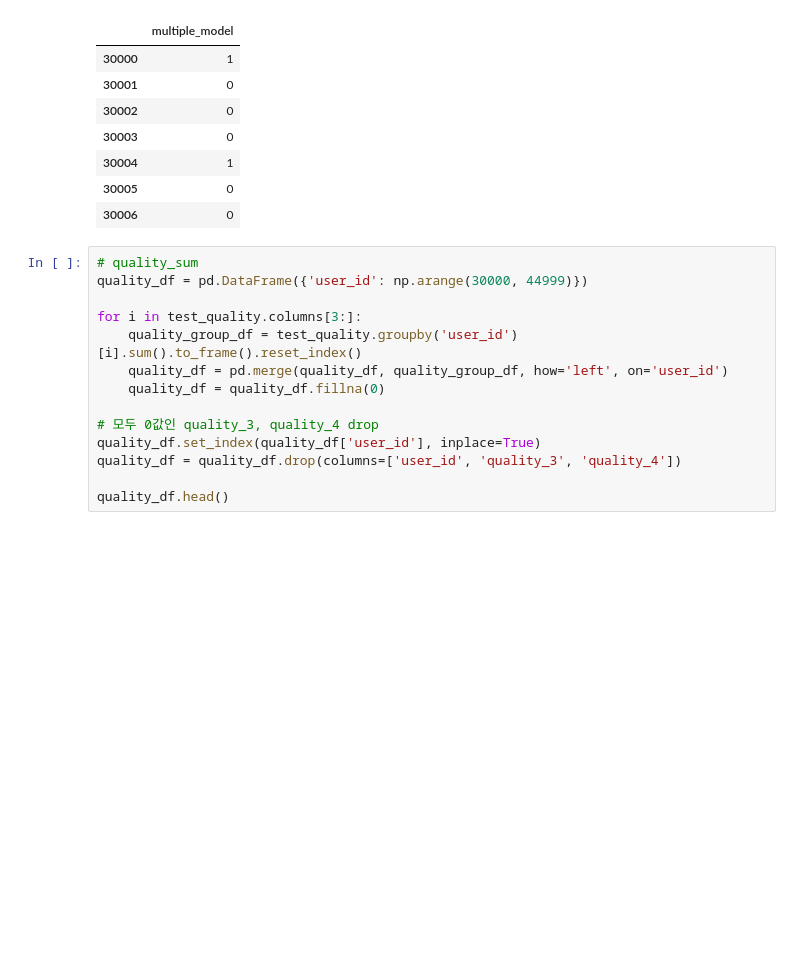
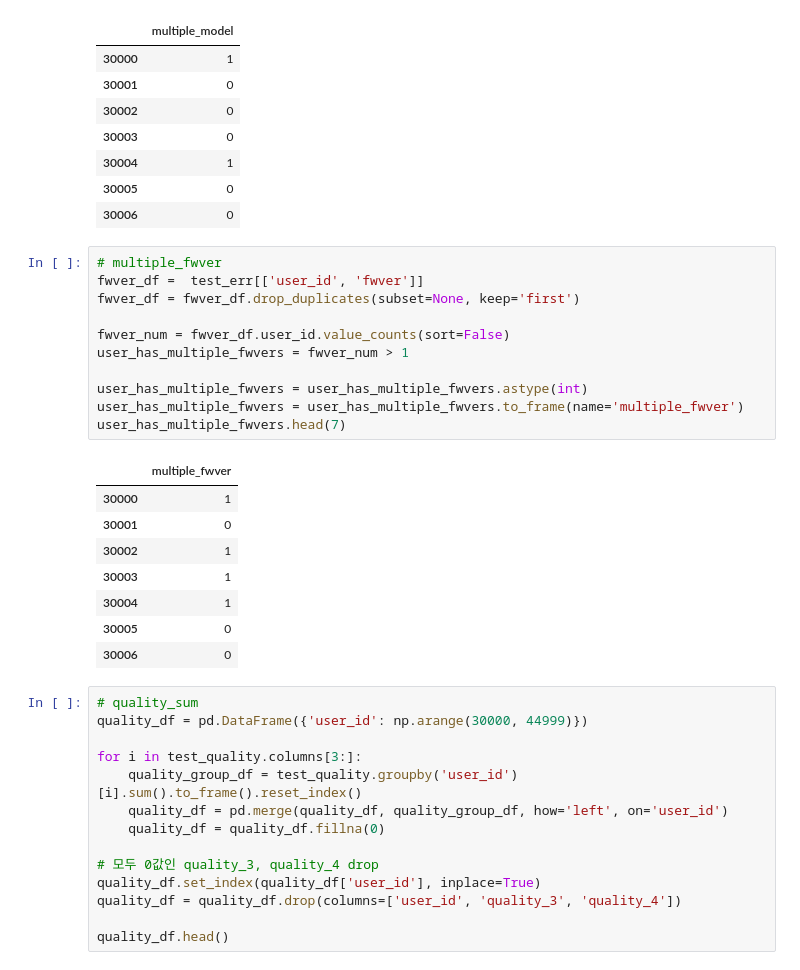
Before and after one commit to LEEHM97/machine-learning-exercises, a Jupyter notebook: 10.DAYCON대회_사용자불편예지/make_test_set.ipynb, the cells around one changed output. Saved outputs shown, nothing was run; the diff lists cells and outputs as text; blank space fills up the shorter version.

Commit message:
feat: change test_set equal to train_case2

```diff
--- a/10.DAYCON대회_사용자불편예지/make_test_set.ipynb
+++ b/10.DAYCON대회_사용자불편예지/make_test_set.ipynb
@@ -98,6 +98,26 @@ user_has_multiple_models.head(7)
 | 30004 | 1 |
 | 30005 | 0 |
 | 30006 | 0 |
+# %%
+# multiple_fwver
+fwver_df =  test_err[['user_id', 'fwver']]
+fwver_df = fwver_df.drop_duplicates(subset=None, keep='first')
+
+fwver_num = fwver_df.user_id.value_counts(sort=False)
+user_has_multiple_fwvers = fwver_num > 1
+
+user_has_multiple_fwvers = user_has_multiple_fwvers.astype(int)
+user_has_multiple_fwvers = user_has_multiple_fwvers.to_frame(name='multiple_fwver')
+user_has_multiple_fwvers.head(7)
+# %% [output]
+|  | multiple_fwver |
+| 30000 | 1 |
+| 30001 | 0 |
+| 30002 | 1 |
+| 30003 | 1 |
+| 30004 | 1 |
+| 30005 | 0 |
+| 30006 | 0 |
 # %%
 # quality_sum
 quality_df = pd.DataFrame({'user_id': np.arange(30000, 44999)})
```
Also changed, not shown: parts of 13 cells of this notebook.
